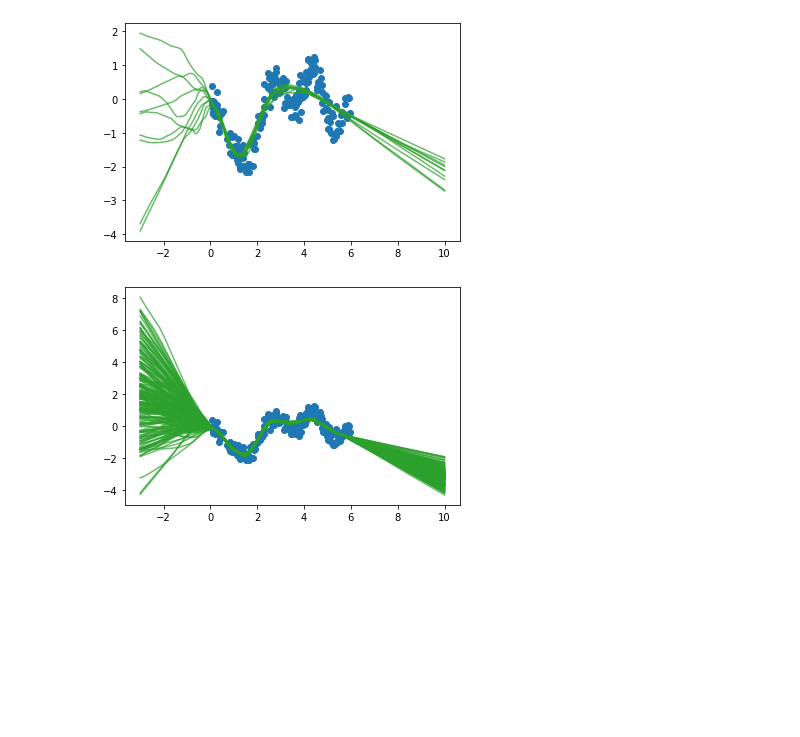
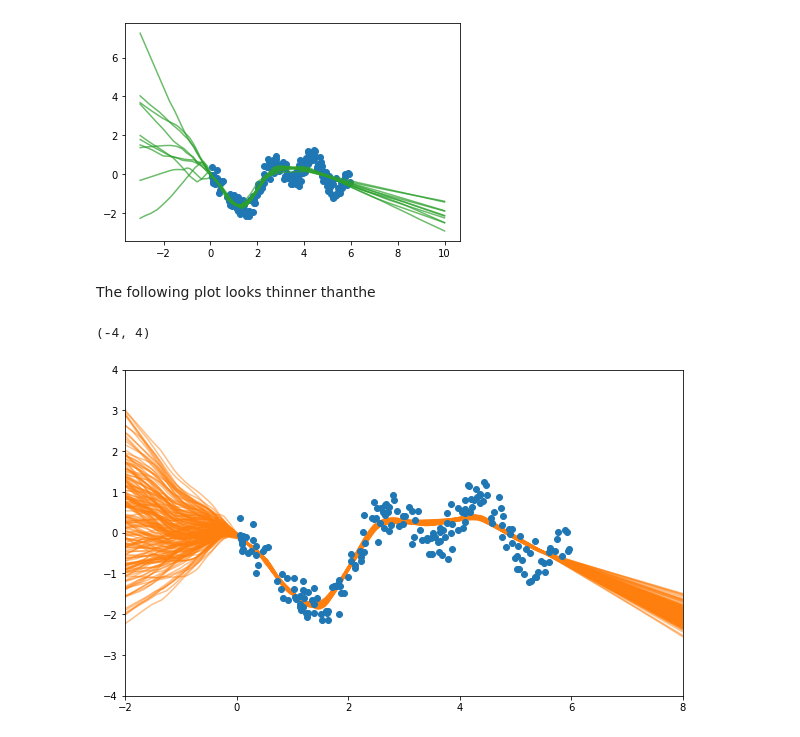
Before and after one commit to ratschlab/bnn_priors, a Jupyter notebook: experiments/1.2_RaoB_test.ipynb, the cells around one changed output. Cells and saved outputs as stored; diff of their text form; code cells hidden in the pictures; blank space fills up the shorter version.

```diff
--- a/experiments/1.2_RaoB_test.ipynb
+++ b/experiments/1.2_RaoB_test.ipynb
@@ -11,40 +11,44 @@ from pyro.infer.mcmc.api import MCMC
 # %%
 data = np.load("../data/snelson.npz")
 
-model = RaoBDenseNet(1, 1, 100, output_std=0.3)
-if torch.cuda.is_available():
-    model = model.cuda()
-
-x_train = torch.from_numpy(data['x_train']).unsqueeze(1).to(model.lin1.weight)
+device = ('cuda' if torch.cuda.is_available() else 'cpu')
+x_train = torch.from_numpy(data['x_train']).unsqueeze(1).to(device=device, dtype=torch.get_default_dtype())
 y_train = torch.from_numpy(data['y_train']).unsqueeze(1).to(x_train)
 
 x_test = torch.from_numpy(data['x_test']).unsqueeze(1).to(x_train)
+
+model = RaoBDenseNet(x_train, y_train, 100, noise_std=0.3).to(x_train)
 # %%
 for _ in range(10):
     model.sample_all_priors()
     with torch.no_grad():
-        plt.plot(x_test.cpu(), model(x_test, x_train=x_train, y_train=y_train).loc.cpu(), color="C2", alpha=0.7)
+        plt.plot(x_test.cpu(), model(x_test).loc.cpu(), color="C2", alpha=0.7)
 plt.scatter(x_train.cpu(), y_train.cpu())
 plt.show()
 # %% [output]
-[figure, old version]
+[figure, new version]
 # %%
 N_steps = 200
 warmup = 1000
 
 kernel = HMC(potential_fn=model.get_potential(x_train, y_train),
              adapt_step_size=False, adapt_mass_matrix=False,
-             step_size=2e-3, num_steps=32)
+             step_size=1/1024, num_steps=32)
 mcmc = MCMC(kernel, num_samples=N_steps, warmup_steps=warmup, initial_params = model.params_with_prior_dict())
 mcmc.run(x=x_train, y=y_train)
 
 samples = mcmc.get_samples()
+# %% [markdown]
+The following plot looks thinner thanthe
 # %%
+_, ax = plt.subplots(1, 1, figsize=(10, 6))
 for i in range(N_steps):
     sample = dict((k, v[i]) for k, v in samples.items())
     with torch.no_grad(), model.using_params(sample):
-        plt.plot(x_test.cpu(), model(x_test, x_train=x_train, y_train=y_train).loc.cpu(), color="C2", alpha=0.7)
-plt.scatter(x_train.cpu(), y_train.cpu())
-plt.show()
+        ax.plot(x_test.cpu(), model(x_test).loc.cpu(), color="C1", alpha=0.5)
+ax.plot(x_train.cpu(), y_train.cpu(), "o")
+ax.set_xlim(-2, 8)
+ax.set_ylim(-4, 4)
 # %% [output]
+(-4, 4)
-[figure, old version]
+[figure, new version]
```
Also changed, not shown: 11 other files.
